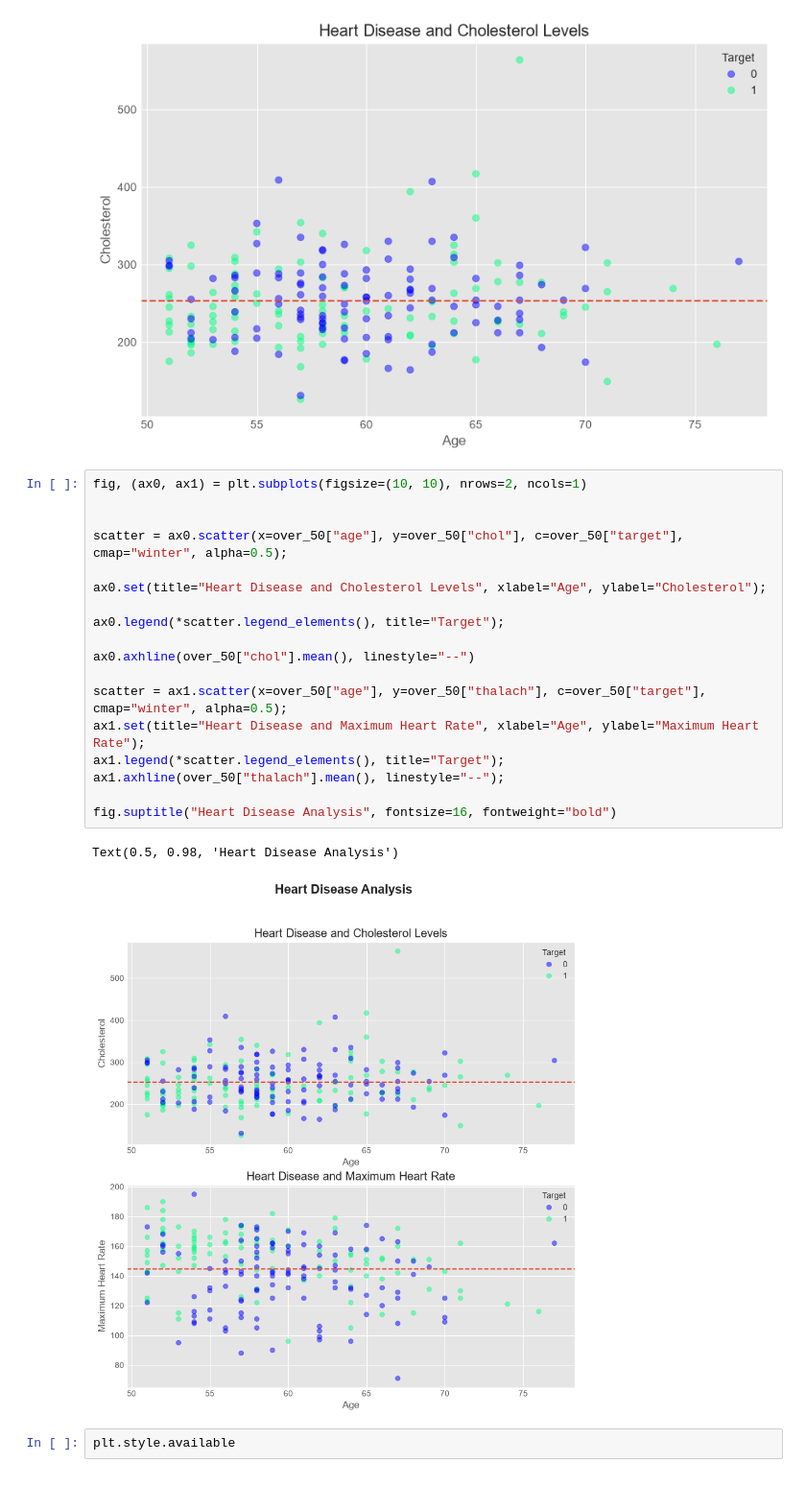
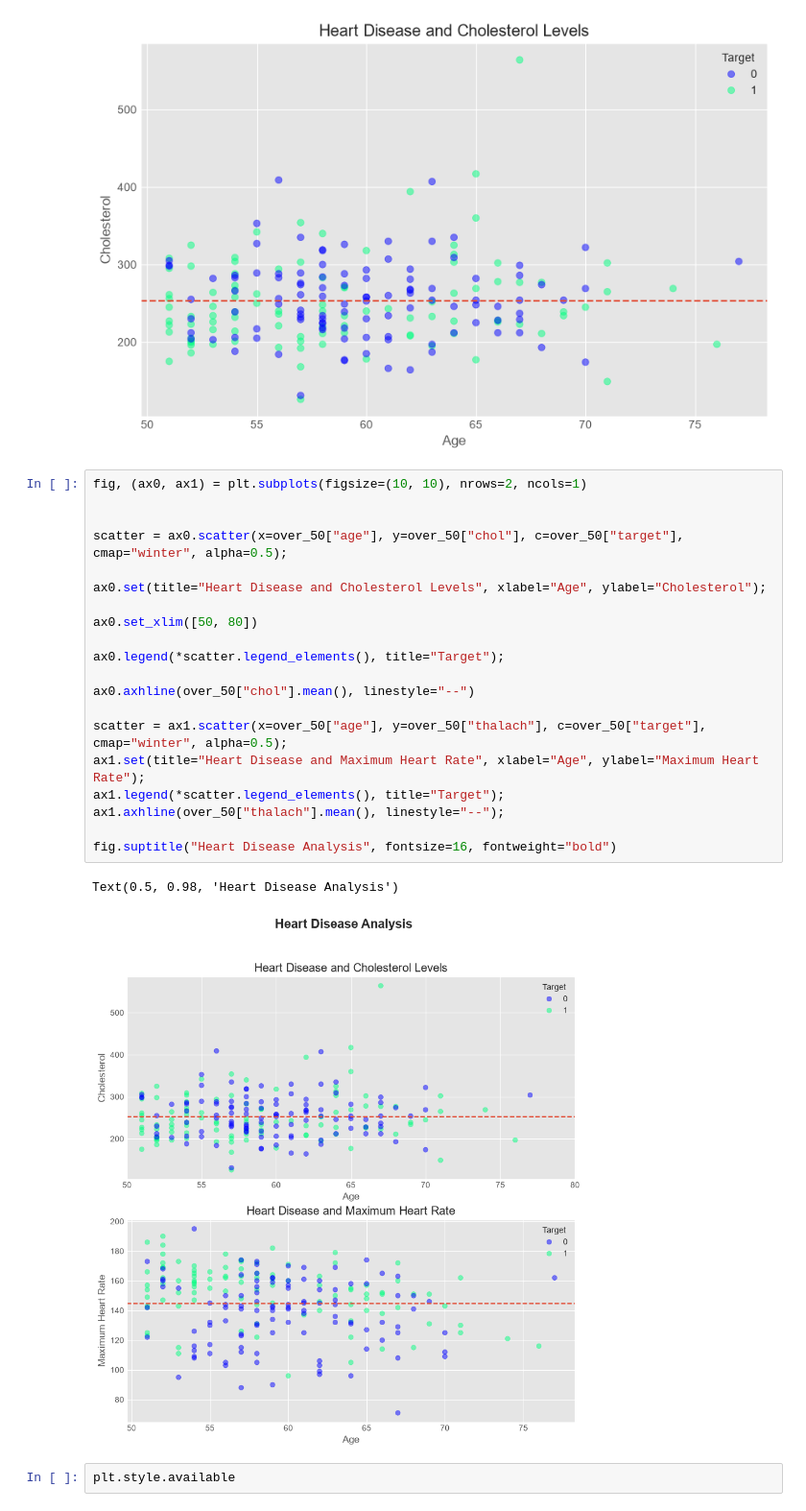
Before and after one commit to ayinde-xyz/ml-learn, a Jupyter notebook: matplotlib_learn.ipynb, the cells around one changed output. Shown at 96% size. Cells and saved outputs as stored; diff of their text form.

```diff
--- a/matplotlib_learn.ipynb
+++ b/matplotlib_learn.ipynb
@@ -314,24 +314,26 @@ ax.axhline(over_50["chol"].mean(), linestyle="--")
 # %%
 fig, (ax0, ax1) = plt.subplots(figsize=(10, 10), nrows=2, ncols=1)
 
 
 scatter = ax0.scatter(x=over_50["age"], y=over_50["chol"], c=over_50["target"], cmap="winter", alpha=0.5);
 
 ax0.set(title="Heart Disease and Cholesterol Levels", xlabel="Age", ylabel="Cholesterol");
+
+ax0.set_xlim([50, 80])
 
 ax0.legend(*scatter.legend_elements(), title="Target");
 
 ax0.axhline(over_50["chol"].mean(), linestyle="--")
 
 scatter = ax1.scatter(x=over_50["age"], y=over_50["thalach"], c=over_50["target"], cmap="winter", alpha=0.5);
 ax1.set(title="Heart Disease and Maximum Heart Rate", xlabel="Age", ylabel="Maximum Heart Rate");
 ax1.legend(*scatter.legend_elements(), title="Target");
 ax1.axhline(over_50["thalach"].mean(), linestyle="--");
 
 fig.suptitle("Heart Disease Analysis", fontsize=16, fontweight="bold")
 # %% [output]
 Text(0.5, 0.98, 'Heart Disease Analysis')
-[figure, old version]
+[figure, new version]
 # %%
 plt.style.available
 # %% [output]
```
Also changed, not shown: parts of 1 cell of this notebook.
